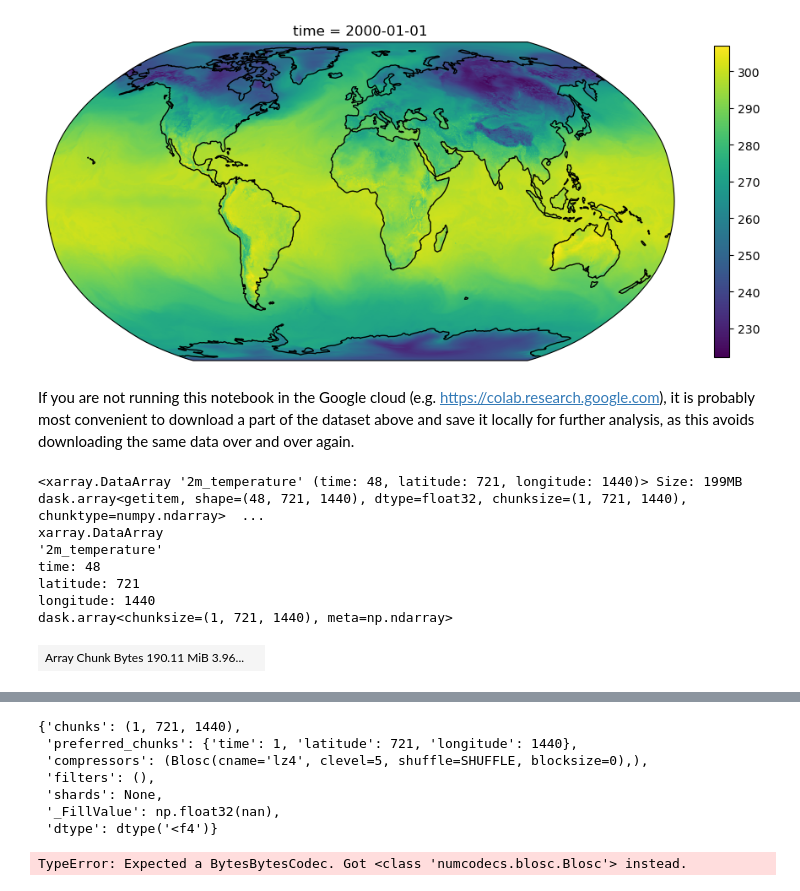
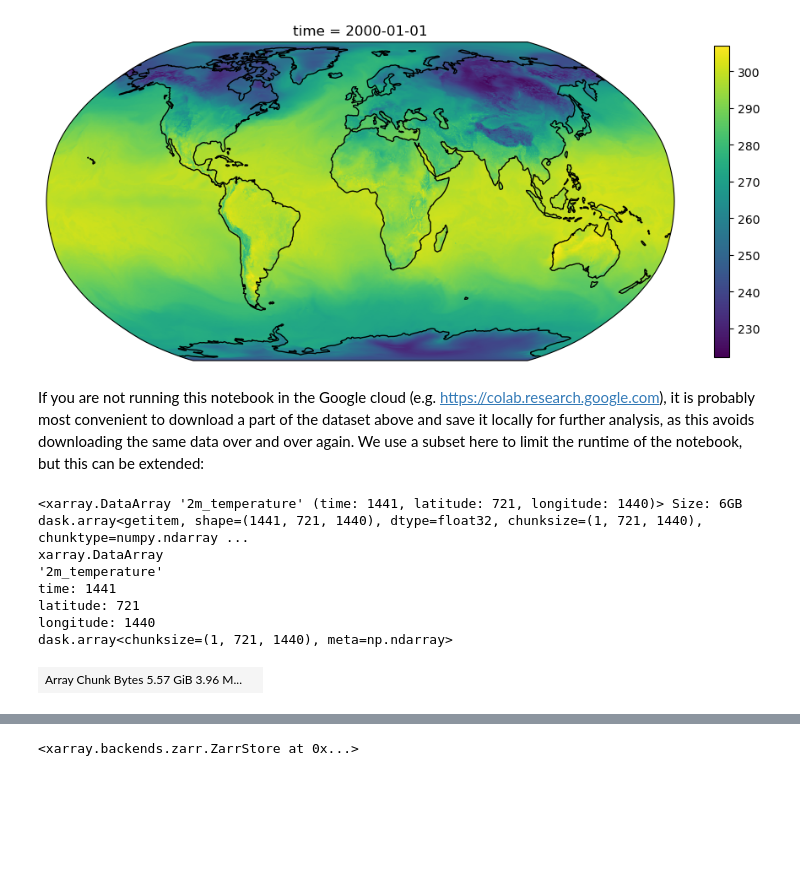
Before and after one commit to bouweandela/parallel-python-xarray-dask-example, a Jupyter notebook: notebook.ipynb, the cells around one changed output, grey strips where cells are left out. Drawn from its saved outputs; the diff is of its cells as text; code cells hidden in the pictures; blank space fills up the shorter version.

```diff
--- a/notebook.ipynb
+++ b/notebook.ipynb
@@ -646,19 +658,19 @@ plot_map(da.sel(time="2000-01-01 00:00:00"))
 # %% [output]
 [figure]
 # %% [markdown]
-If you are not running this notebook in the Google cloud (e.g. https://colab.research.google.com), it is probably most convenient to download a part of the dataset above and save it locally for further analysis, as this avoids downloading the same data over and over again.
+If you are not running this notebook in the Google cloud (e.g. https://colab.research.google.com), it is probably most convenient to download a part of the dataset above and save it locally for further analysis, as this avoids downloading the same data over and over again. We use a subset here to limit the runtime of the notebook, but this can be extended:
 # %%
-subset = da.loc["2000-01-01":"2000-01-02"]
+subset = da.loc["2000-01-01 00:00:00":"2000-03-01 00:00:00"]
 subset
 # %% [output]
-<xarray.DataArray '2m_temperature' (time: 48, latitude: 721, longitude: 1440)> Size: 199MB dask.array<getitem, shape=(48, 721, 1440), dtype=float32, chunksize=(1, 721, 1440), chunktype=numpy.ndarray>  ...
+<xarray.DataArray '2m_temperature' (time: 1441, latitude: 721, longitude: 1440)> Size: 6GB dask.array<getitem, shape=(1441, 721, 1440), dtype=float32, chunksize=(1, 721, 1440), chunktype=numpy.ndarray ...
 xarray.DataArray
 '2m_temperature'
-time: 48
+time: 1441
 latitude: 721
 longitude: 1440
 dask.array<chunksize=(1, 721, 1440), meta=np.ndarray>
-| Array Chunk Bytes 190.11 MiB 3.96... |  |
+| Array Chunk Bytes 5.57 GiB 3.96 M... |  |
 Coordinates: (3)
 time
 (time)
@@ -676,13 +688,3 @@ short_name :
 t2m
 units :
 K
-# %%
-subset.encoding
-# %% [output]
-{'chunks': (1, 721, 1440),
- 'preferred_chunks': {'time': 1, 'latitude': 721, 'longitude': 1440},
- 'compressors': (Blosc(cname='lz4', clevel=5, shuffle=SHUFFLE, blocksize=0),),
- 'filters': (),
- 'shards': None,
- '_FillValue': np.float32(nan),
- 'dtype': dtype('<f4')}
@@ -691,7 +691,13 @@ from zarr.codecs.numcodecs import Blosc
 # %%
-da.to_zarr(
+compressor = zarr.codecs.BloscCodec(
+    cname="zstd",
+    clevel=5,
+    shuffle=zarr.codecs.BloscShuffle.shuffle
+)
+subset.drop_encoding().to_zarr(
     "era5_2m_temperature.zarr",
     mode="w",
+    encoding={subset.name: {"compressors": compressor}}
 )
 # %% [output]
-TypeError: Expected a BytesBytesCodec. Got <class 'numcodecs.blosc.Blosc'> instead.
+<xarray.backends.zarr.ZarrStore at 0x...>
```
Also changed, not shown: parts of 24 cells of this notebook.
